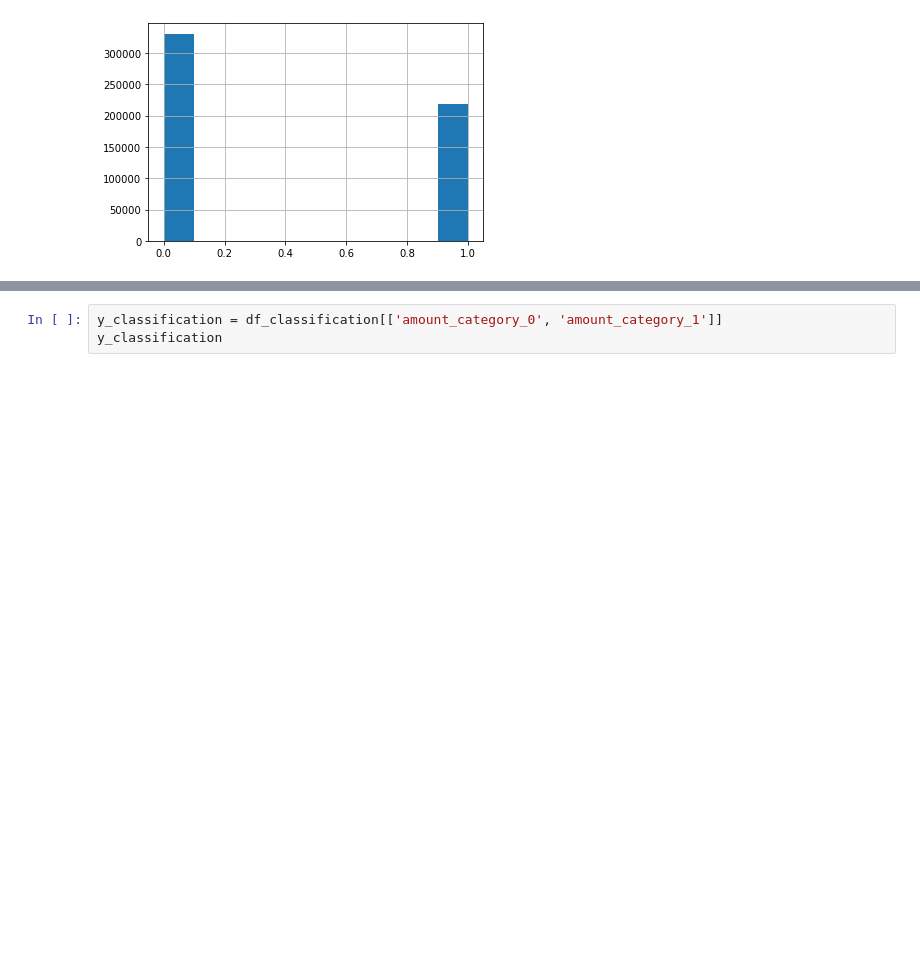
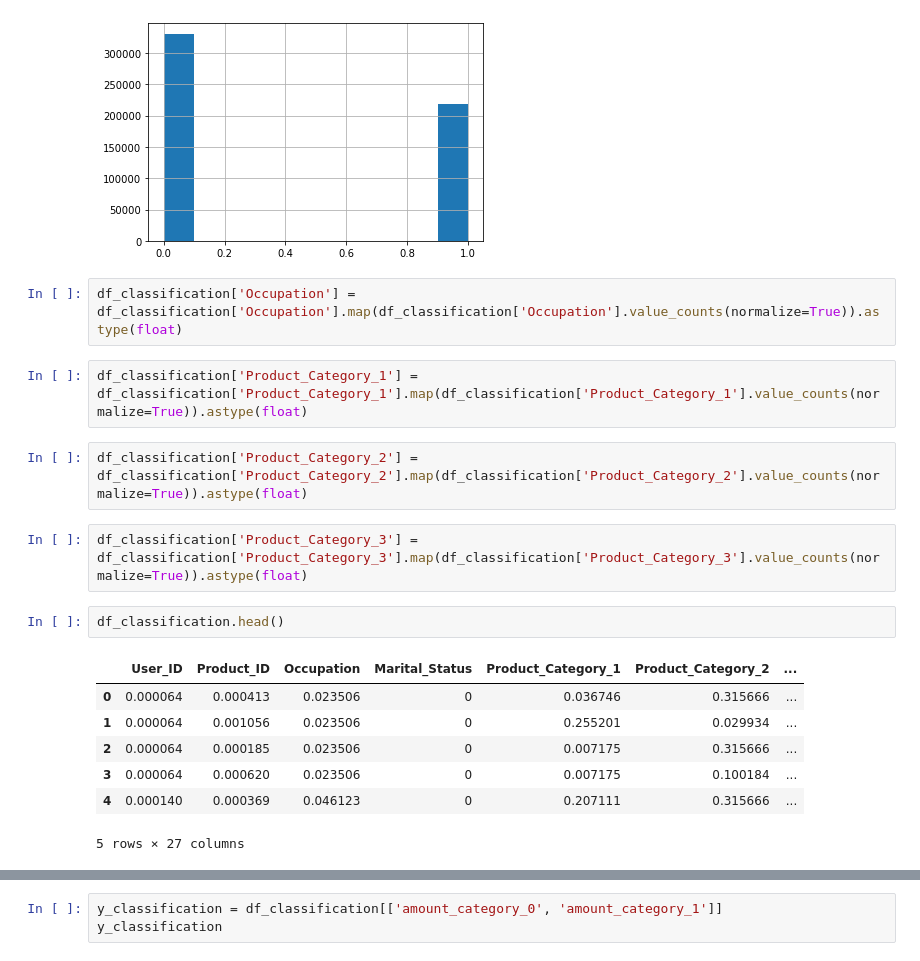
Before and after one commit to ezequielfernandez/deep_learning_practice, a Jupyter notebook: examen/Deep_Learning_Examen_NOV_2022.ipynb, the cells around one changed output, grey strips where cells are left out. Drawn from its saved outputs; the diff is of its cells as text; blank space fills up the shorter version.

```diff
--- a/examen/Deep_Learning_Examen_NOV_2022.ipynb
+++ b/examen/Deep_Learning_Examen_NOV_2022.ipynb
@@ -238,5 +238,23 @@ df_classification['amount_category'].hist()
 # %% [output]
 <AxesSubplot:>
 [figure]
+# %%
+df_classification['Occupation'] = df_classification['Occupation'].map(df_classification['Occupation'].value_counts(normalize=True)).astype(float)
+# %%
+df_classification['Product_Category_1'] = df_classification['Product_Category_1'].map(df_classification['Product_Category_1'].value_counts(normalize=True)).astype(float)
+# %%
+df_classification['Product_Category_2'] = df_classification['Product_Category_2'].map(df_classification['Product_Category_2'].value_counts(normalize=True)).astype(float)
+# %%
+df_classification['Product_Category_3'] = df_classification['Product_Category_3'].map(df_classification['Product_Category_3'].value_counts(normalize=True)).astype(float)
+# %%
+df_classification.head()
+# %% [output]
+|  | User_ID | Product_ID | Occupation | Marital_Status | Product_Category_1 | Product_Category_2 | ... |
+| 0 | 0.000064 | 0.000413 | 0.023506 | 0 | 0.036746 | 0.315666 | ... |
+| 1 | 0.000064 | 0.001056 | 0.023506 | 0 | 0.255201 | 0.029934 | ... |
+| 2 | 0.000064 | 0.000185 | 0.023506 | 0 | 0.007175 | 0.315666 | ... |
+| 3 | 0.000064 | 0.000620 | 0.023506 | 0 | 0.007175 | 0.100184 | ... |
+| 4 | 0.000140 | 0.000369 | 0.046123 | 0 | 0.207111 | 0.315666 | ... |
+5 rows × 27 columns
 # %%
 df_classification = pd.get_dummies(df_classification, columns=['amount_category'])
```
Also changed, not shown: parts of 10 cells of this notebook, 2 other files.
